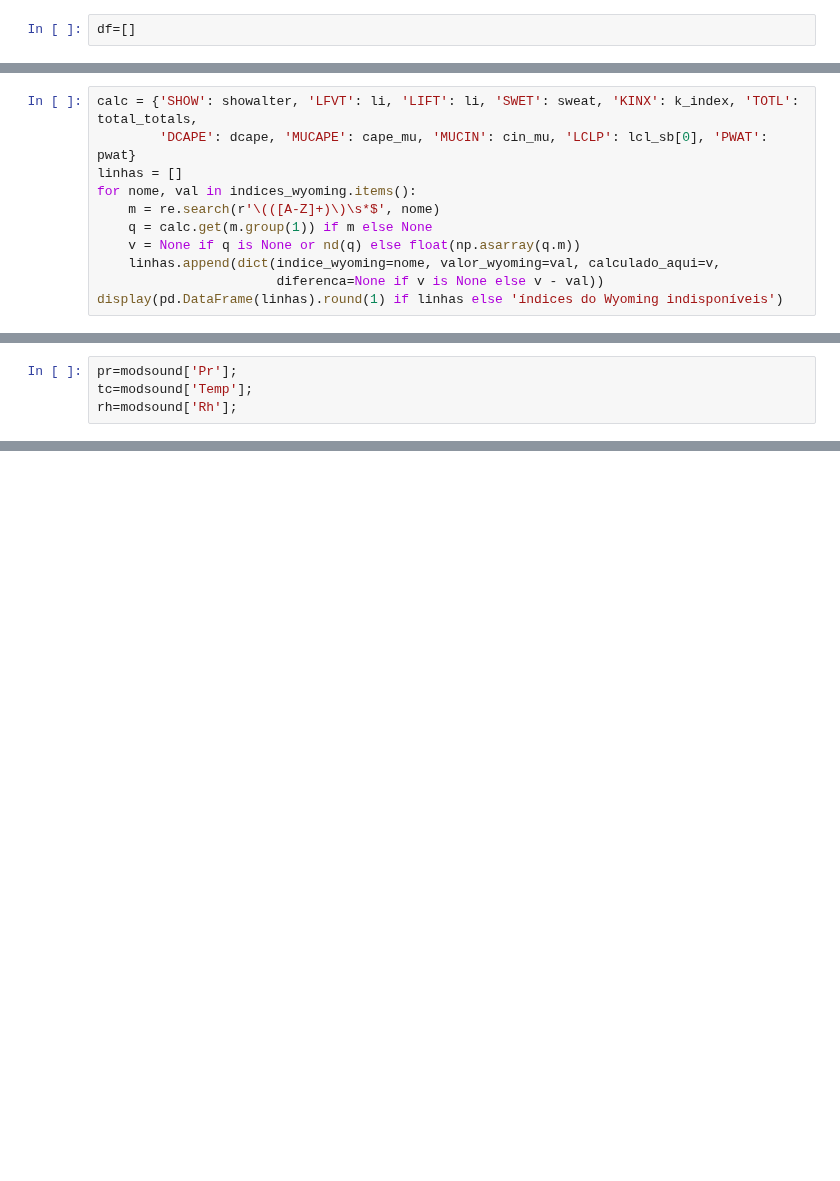
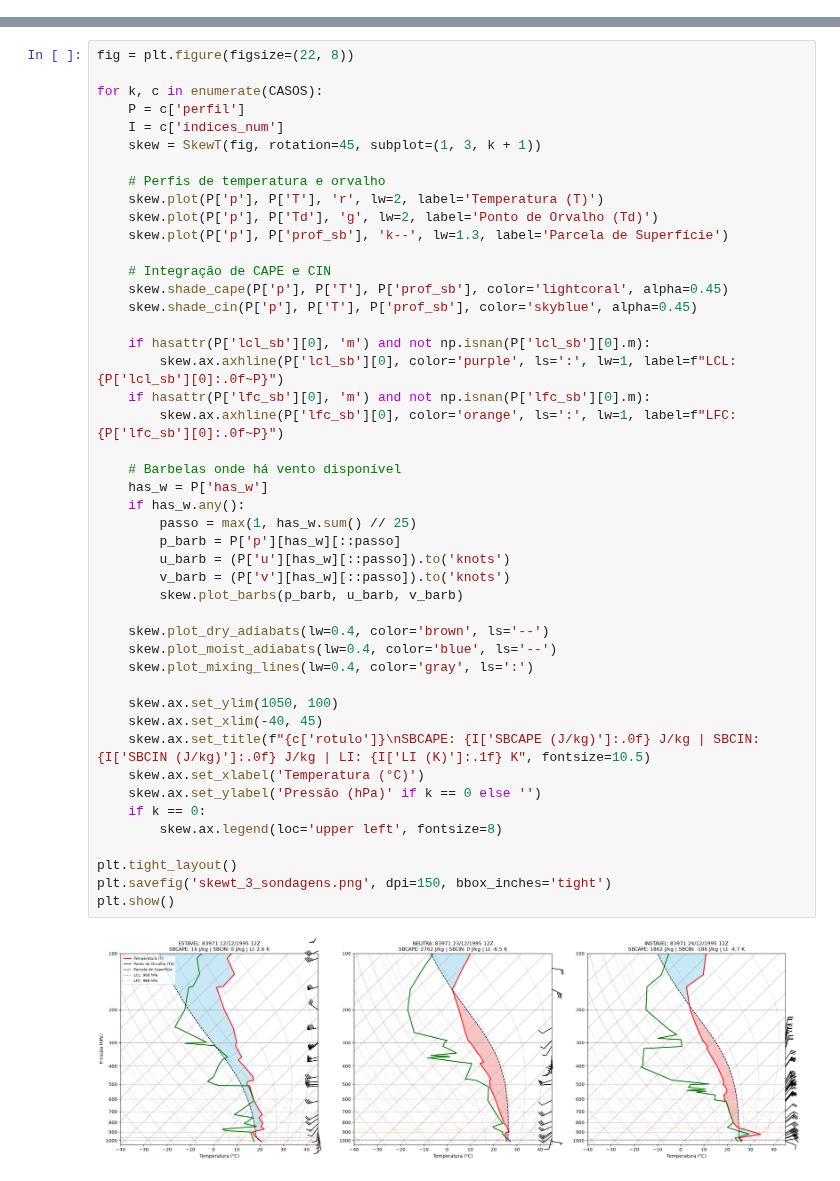
Before and after one commit to reinaldohaas/tarefa-meso, a Jupyter notebook: Seminario_plot_sounding_revisado.ipynb, the cells around one changed output, grey strips where cells are left out. Drawn from its saved outputs; the diff is of its cells as text; blank space fills up the shorter version.

Commit message:
docs: atualizar notebook Seminario_plot_sounding_revisado.ipynb com saidas completas

```diff
--- a/Seminario_plot_sounding_revisado.ipynb
+++ b/Seminario_plot_sounding_revisado.ipynb
@@ -61,2 +0,0 @@ import os, re, requests
-# %%
-df=[]
@@ -591,11 +0,0 @@ diferenças grandes devem ser investigadas. Os números usados na apresentação
-# %%
-calc = {'SHOW': showalter, 'LFVT': li, 'LIFT': li, 'SWET': sweat, 'KINX': k_index, 'TOTL': total_totals,
-        'DCAPE': dcape, 'MUCAPE': cape_mu, 'MUCIN': cin_mu, 'LCLP': lcl_sb[0], 'PWAT': pwat}
-linhas = []
-for nome, val in indices_wyoming.items():
-    m = re.search(r'\(([A-Z]+)\)\s*$', nome)
-    q = calc.get(m.group(1)) if m else None
-    v = None if q is None or nd(q) else float(np.asarray(q.m))
-    linhas.append(dict(indice_wyoming=nome, valor_wyoming=val, calculado_aqui=v,
-                       diferenca=None if v is None else v - val))
-display(pd.DataFrame(linhas).round(1) if linhas else 'índices do Wyoming indisponíveis')
@@ -845,4 +0,0 @@ cape_emanuel
-# %%
-pr=modsound['Pr'];
-tc=modsound['Temp'];
-rh=modsound['Rh'];
@@ -1065,0 +342,48 @@ resumo
+# %%
+fig = plt.figure(figsize=(22, 8))
+
+for k, c in enumerate(CASOS):
+    P = c['perfil']
+    I = c['indices_num']
+    skew = SkewT(fig, rotation=45, subplot=(1, 3, k + 1))
+
+    # Perfis de temperatura e orvalho
+    skew.plot(P['p'], P['T'], 'r', lw=2, label='Temperatura (T)')
+    skew.plot(P['p'], P['Td'], 'g', lw=2, label='Ponto de Orvalho (Td)')
+    skew.plot(P['p'], P['prof_sb'], 'k--', lw=1.3, label='Parcela de Superfície')
+
+    # Integração de CAPE e CIN
+    skew.shade_cape(P['p'], P['T'], P['prof_sb'], color='lightcoral', alpha=0.45)
+    skew.shade_cin(P['p'], P['T'], P['prof_sb'], color='skyblue', alpha=0.45)
+
+    if hasattr(P['lcl_sb'][0], 'm') and not np.isnan(P['lcl_sb'][0].m):
+        skew.ax.axhline(P['lcl_sb'][0], color='purple', ls=':', lw=1, label=f"LCL: {P['lcl_sb'][0]:.0f~P}")
+    if hasattr(P['lfc_sb'][0], 'm') and not np.isnan(P['lfc_sb'][0].m):
+        skew.ax.axhline(P['lfc_sb'][0], color='orange', ls=':', lw=1, label=f"LFC: {P['lfc_sb'][0]:.0f~P}")
+
+    # Barbelas onde há vento disponível
+    has_w = P['has_w']
+    if has_w.any():
+        passo = max(1, has_w.sum() // 25)
+        p_barb = P['p'][has_w][::passo]
+        u_barb = (P['u'][has_w][::passo]).to('knots')
+        v_barb = (P['v'][has_w][::passo]).to('knots')
+        skew.plot_barbs(p_barb, u_barb, v_barb)
+
+    skew.plot_dry_adiabats(lw=0.4, color='brown', ls='--')
+    skew.plot_moist_adiabats(lw=0.4, color='blue', ls='--')
+    skew.plot_mixing_lines(lw=0.4, color='gray', ls=':')
+
+    skew.ax.set_ylim(1050, 100)
+    skew.ax.set_xlim(-40, 45)
+    skew.ax.set_title(f"{c['rotulo']}\nSBCAPE: {I['SBCAPE (J/kg)']:.0f} J/kg | SBCIN: {I['SBCIN (J/kg)']:.0f} J/kg | LI: {I['LI (K)']:.1f} K", fontsize=10.5)
+    skew.ax.set_xlabel('Temperatura (°C)')
+    skew.ax.set_ylabel('Pressão (hPa)' if k == 0 else '')
+    if k == 0:
+        skew.ax.legend(loc='upper left', fontsize=8)
+
+plt.tight_layout()
+plt.savefig('skewt_3_sondagens.png', dpi=150, bbox_inches='tight')
+plt.show()
+# %% [output]
+[figure, added]
```
Also changed, not shown: parts of 66 cells of this notebook.
